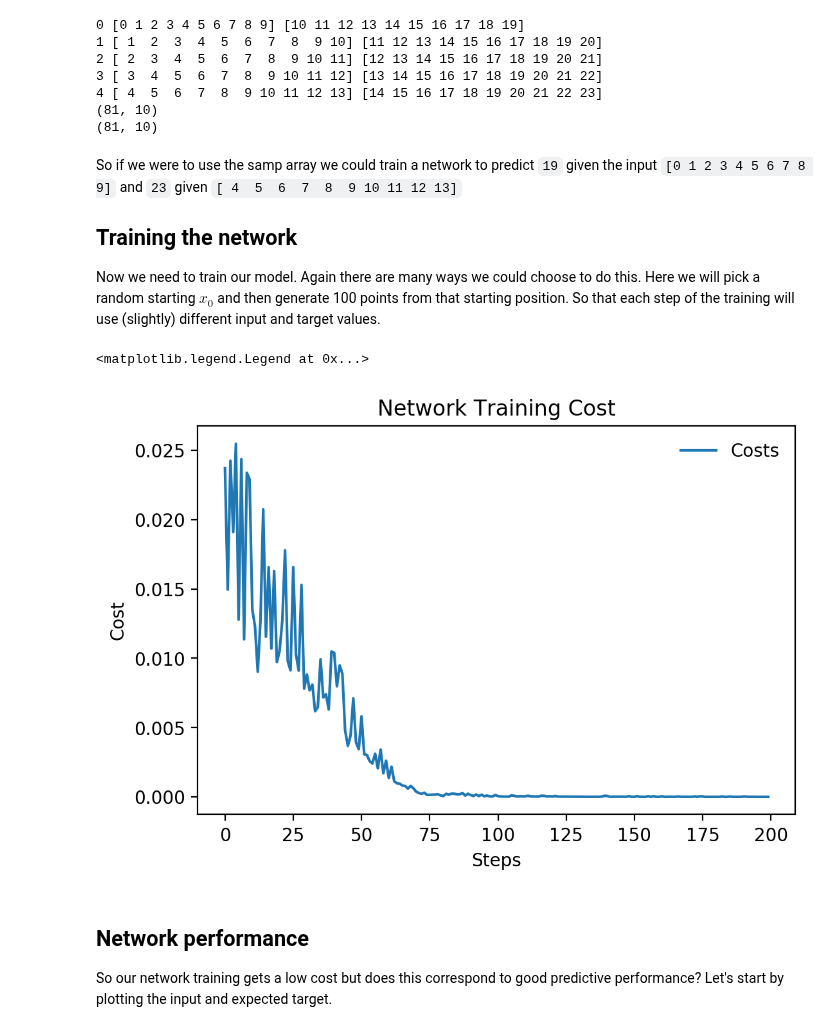
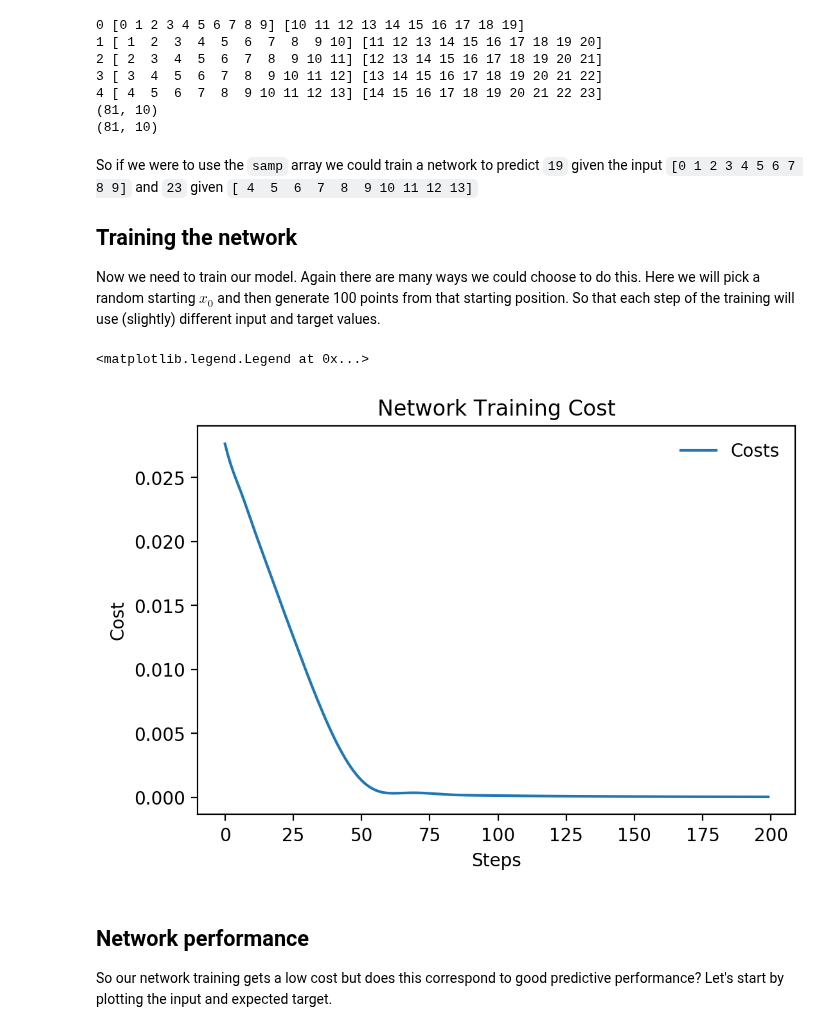
Before and after one commit to nichol77/mlForPhysicists, a Jupyter notebook: Week6/Week6_Prediction.ipynb, the cells around one changed output. Saved outputs shown, nothing was run; the diff lists cells and outputs as text; code cells hidden in the pictures.

```diff
--- a/Week6/Week6_Prediction.ipynb
+++ b/Week6/Week6_Prediction.ipynb
@@ -105,36 +105,36 @@ print(yLabel.shape)
 (81, 10)
 (81, 10)
 # %% [markdown]
-So if we were to use the samp array we could train a network to predict `19` given the input `[0 1 2 3 4 5 6 7 8 9]` and `23` given `[ 4  5  6  7  8  9 10 11 12 13]`
+So if we were to use the `samp` array we could train a network to predict `19` given the input `[0 1 2 3 4 5 6 7 8 9]` and `23` given `[ 4  5  6  7  8  9 10 11 12 13]`
 
 ## Training the network
 Now we need to train our model. Again there are many ways we could choose to do this. Here we will pick a random starting $x_0$ and then generate 100 points from that starting position. So that each step of the training will use (slightly) different input and target values.
 # %%
 steps=200  #Number of training steps
 costs=np.zeros(steps)  #Array for plotting cost
 for i in tqdm(range(steps)):
-    x0=np.random.uniform(low=0,high=5)  #Pick random start point between 0 and 5
+    x0=0#np.random.uniform(low=0,high=5)  #Pick random start point between 0 and 5
     x=np.linspace(x0,x0+10*np.pi,numPoints) #generate numPoints points from that  posiiton
     xInput,xLabel=shapeArray(x,windowsize,offset)  #Split that into the input and label arrays
 
     yInput=sinexp(xInput)  # Apply the sinexp function to xInput
     yLabel=sinexp(xLabel)  # Apply the sinexp function to xLabel
     # Now we need to reshape the array into batchsize * window size * features (1)
     y_in=yInput.reshape(yInput.shape[0],yInput.shape[1],1)  # Reshape the input array to have the dimensions (batchsize,time samples, features)
     # We only want a single number for the target (since we set return_sequences=False above). We will take the last sample of the yLabel
     y_target=yLabel[:,-1].reshape(yLabel.shape[0],1) # Reshape the output array to have the dimensions (batchsize, time samples)
     costs[i]=model.train_on_batch(y_in,y_target) #Train the network
 
 #Plot costs vs steps
 fig,ax=plt.subplots()
 ax.plot(np.arange(steps),costs,label=r"Costs")
 ax.set_xlabel("Steps")
 ax.set_ylabel("Cost")
 ax.set_title("Network Training Cost")
 ax.legend()
 # %% [output]
 <matplotlib.legend.Legend at 0x...>
-[figure, old version]
+[figure, new version]
 # %% [markdown]
 ## Network performance
 So our network training gets a low cost but does this correspond to good predictive performance? Let's start by plotting the input and expected target.
```
Also changed, not shown: parts of 2 cells of this notebook, 5 other files.
